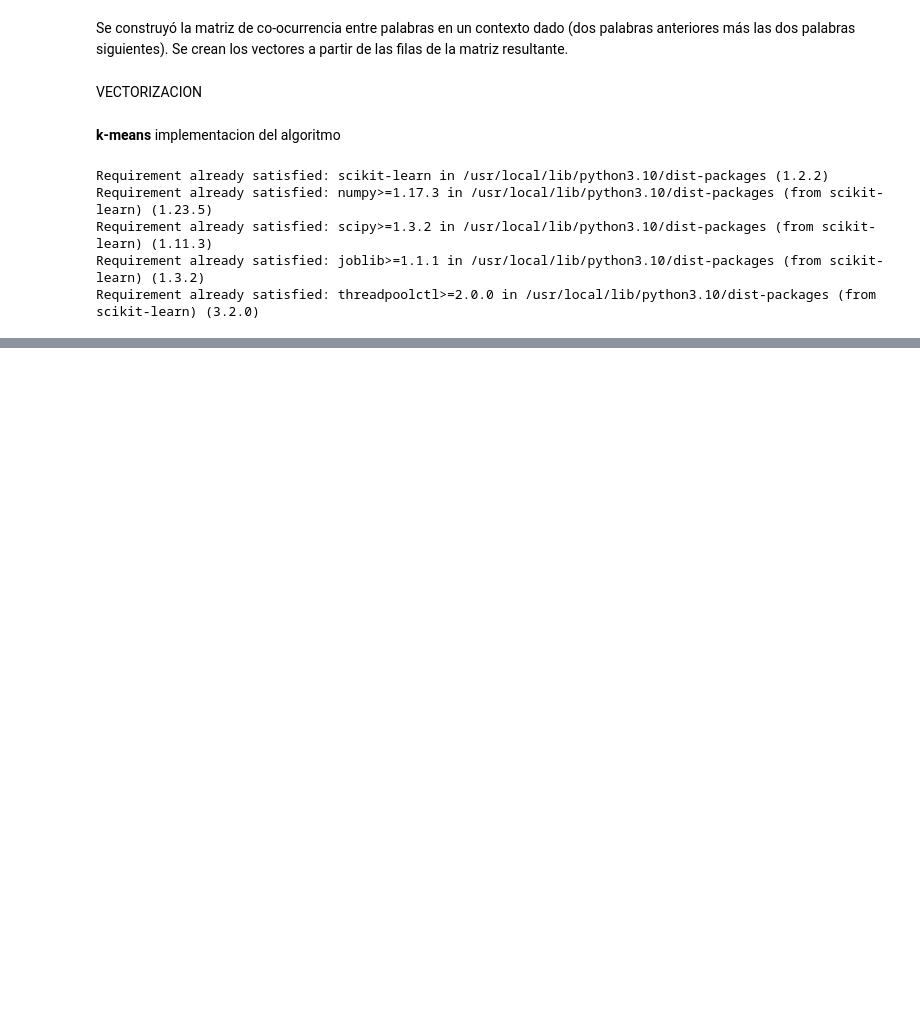
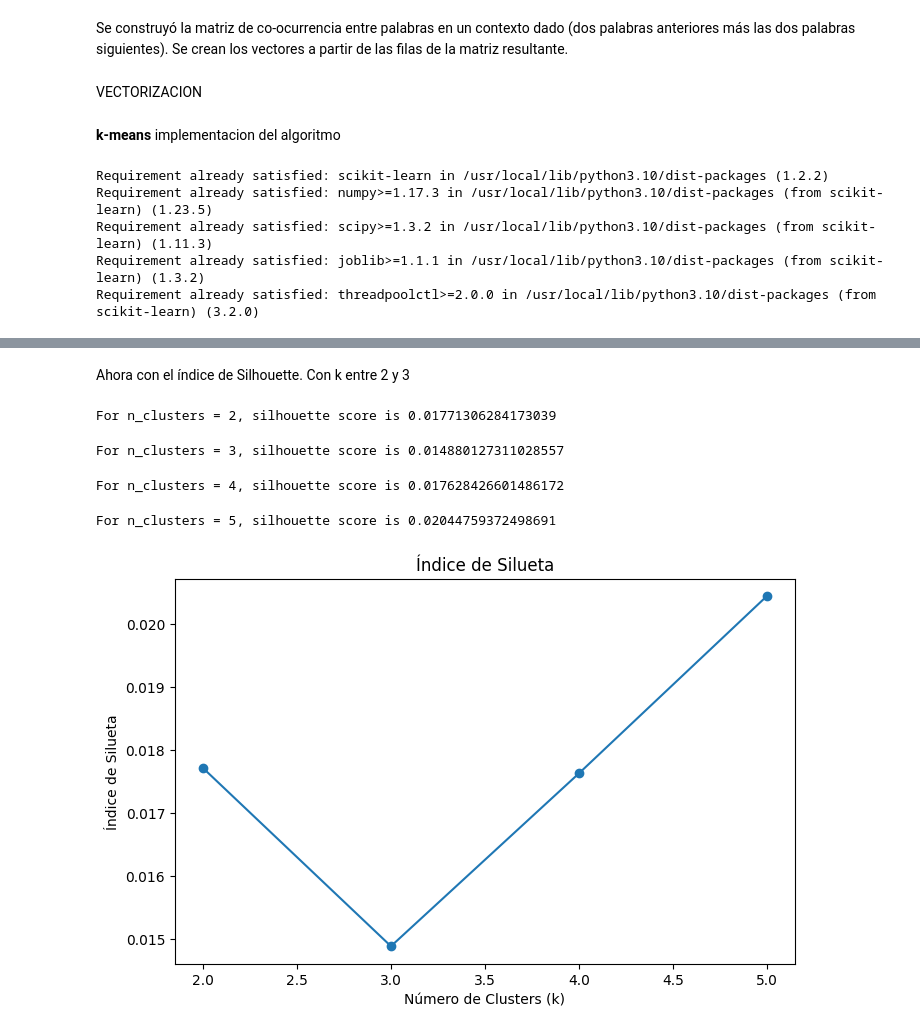
Before and after one commit to pablonicolasr/pps, a Jupyter notebook: Algoritmo_kmeans_PPS.ipynb, the cells around one changed output, grey strips where cells are left out. Cells and saved outputs as stored; diff of their text form; code cells hidden in the pictures; blank space fills up the shorter version.

```diff
--- a/Algoritmo_kmeans_PPS.ipynb
+++ b/Algoritmo_kmeans_PPS.ipynb
@@ -235,0 +424,35 @@ Cluster 2 - Categoría: 9
+# %% [markdown]
+Ahora con el índice de Silhouette.  Con k entre 2 y 3
+# %%
+from sklearn.metrics import silhouette_score
+
+# Lista para almacenar los valores de índice de silueta
+silhouette_scores = []
+
+# Probar diferentes valores de k
+list_k = list(range(2, 6))  # Ajusta según sea necesario
+for n_clusters in list_k:
+    kmeans = KMeans(n_clusters=n_clusters, random_state=42)
+    cluster_labels = kmeans.fit_predict(X_tfidf)
+
+    # Asegurarse de que haya más de un cluster para calcular el índice de silueta
+    if len(set(cluster_labels)) > 1:
+        silhouette_avg = silhouette_score(X_tfidf, cluster_labels)
+        silhouette_scores.append(silhouette_avg)
+        print(f"For n_clusters = {n_clusters}, silhouette score is {silhouette_avg}")
+    else:
+        print(f"For n_clusters = {n_clusters}, cannot calculate silhouette score with only one cluster.")
+
+# Graficar el índice de silueta
+plt.figure(figsize=(8, 5))
+plt.plot(list_k, silhouette_scores, marker='o')
+plt.title('Índice de Silueta')
+plt.xlabel('Número de Clusters (k)')
+plt.ylabel('Índice de Silueta')
+plt.show()
+# %% [output]
+For n_clusters = 2, silhouette score is 0.01771306284173039
+For n_clusters = 3, silhouette score is 0.014880127311028557
+For n_clusters = 4, silhouette score is 0.017628426601486172
+For n_clusters = 5, silhouette score is 0.02044759372498691
+[figure, added]
```
Also changed, not shown: parts of 15 cells of this notebook.
